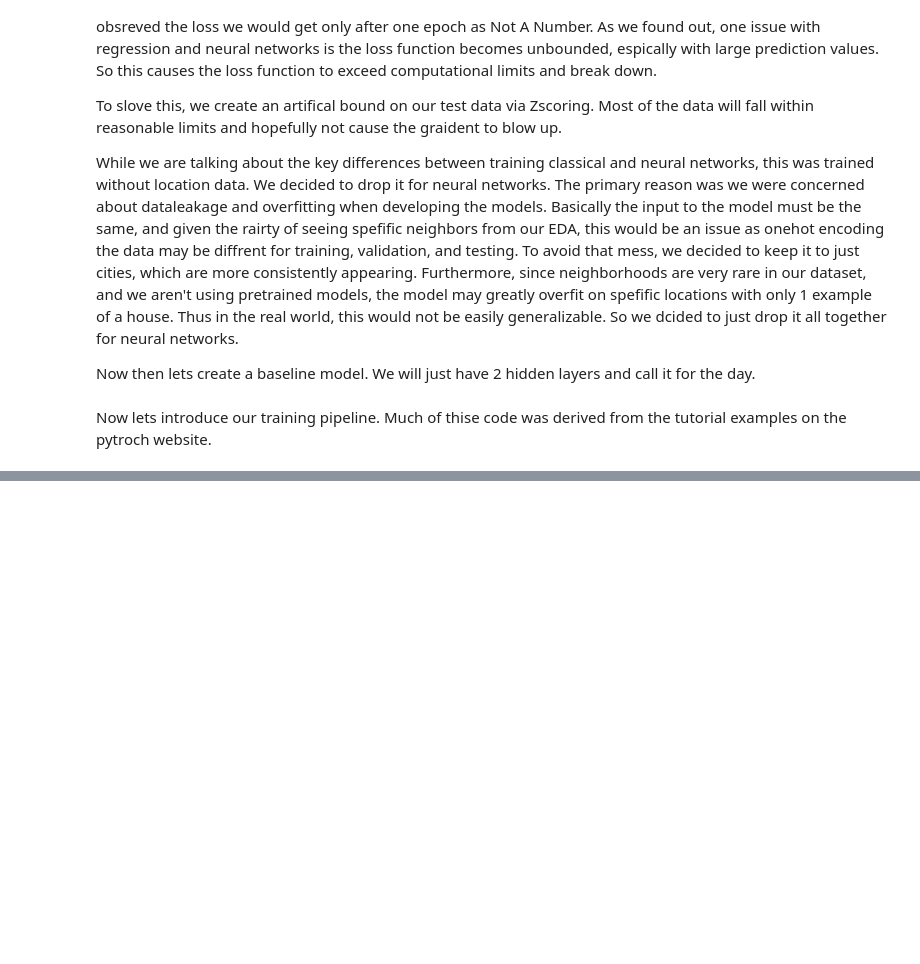
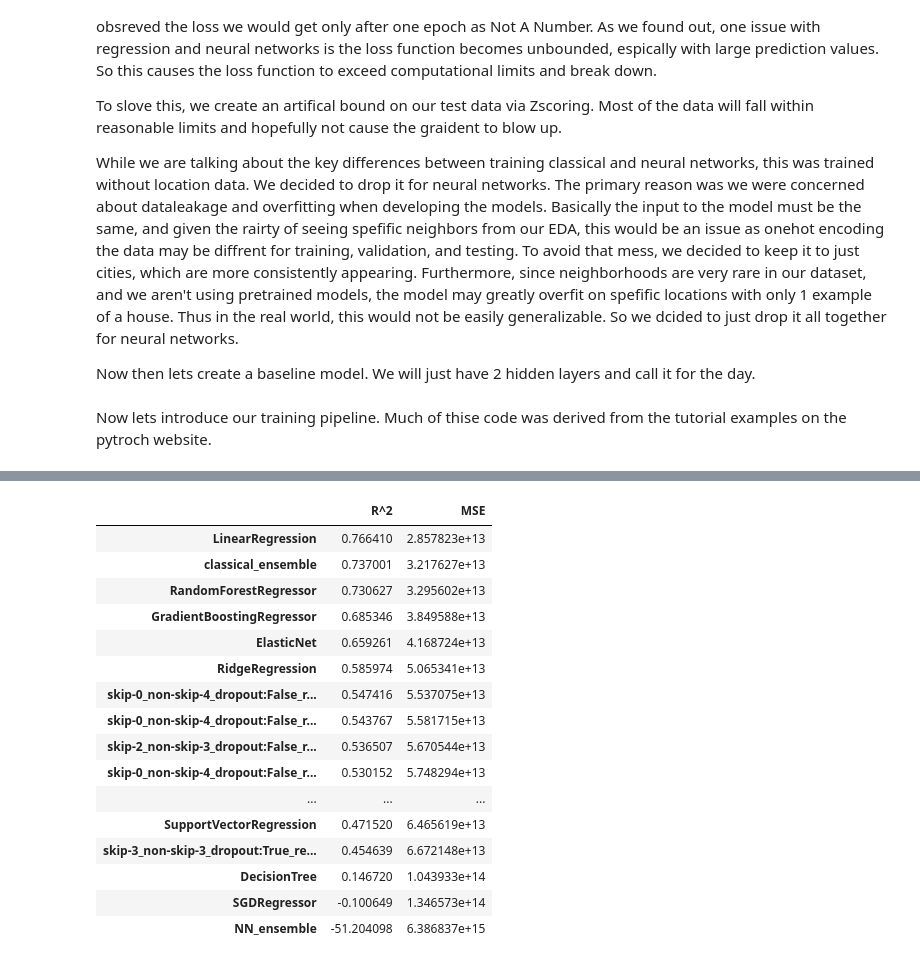
Before and after one commit to COGS118A/Group013-SP23, a Jupyter notebook: FinalProject_Group013-SP23.ipynb, the cells around one changed output, grey strips where cells are left out. Cells and saved outputs as stored; diff of their text form; code cells hidden in the pictures; blank space fills up the shorter version.

```diff
--- a/FinalProject_Group013-SP23.ipynb
+++ b/FinalProject_Group013-SP23.ipynb
@@ -1192,0 +1130,13 @@ We notice that we achieve a score $\approx$ .78 and a mean squared error less th
+# %%
+model_result_dict = {}
+for model in models_to_test:
+    curr_model = models_to_test[model]
+    curr_model.fit(X_train,y_train)
+    score,mse_error = score_suite(curr_model,X_test, y_test)
+    model_result_dict[model] = [score,mse_error]
+
+ensemble.fit(X_train,y_train)
+model_result_dict["classical_ensemble"] = score_suite(ensemble,X_test, y_test)
+classical_results = pd.DataFrame(model_result_dict).T.rename({0: "R^2", 1: "MSE"}, axis=1).sort_values(by="MSE")
+
+classical_results
@@ -1192,0 +1154,21 @@ We notice that we achieve a score $\approx$ .78 and a mean squared error less th
+# %%
+final_results = pd.concat([NN_results, classical_results]).sort_values(by="MSE")
+final_results
+# %% [output]
+|  | R^2 | MSE |
+| LinearRegression | 0.766410 | 2.857823e+13 |
+| classical_ensemble | 0.737001 | 3.217627e+13 |
+| RandomForestRegressor | 0.730627 | 3.295602e+13 |
+| GradientBoostingRegressor | 0.685346 | 3.849588e+13 |
+| ElasticNet | 0.659261 | 4.168724e+13 |
+| RidgeRegression | 0.585974 | 5.065341e+13 |
+| skip-0_non-skip-4_dropout:False_r... | 0.547416 | 5.537075e+13 |
+| skip-0_non-skip-4_dropout:False_r... | 0.543767 | 5.581715e+13 |
+| skip-2_non-skip-3_dropout:False_r... | 0.536507 | 5.670544e+13 |
+| skip-0_non-skip-4_dropout:False_r... | 0.530152 | 5.748294e+13 |
+| ... | ... | ... |
+| SupportVectorRegression | 0.471520 | 6.465619e+13 |
+| skip-3_non-skip-3_dropout:True_re... | 0.454639 | 6.672148e+13 |
+| DecisionTree | 0.146720 | 1.043933e+14 |
+| SGDRegressor | -0.100649 | 1.346573e+14 |
+| NN_ensemble | -51.204098 | 6.386837e+15 |
```
Also changed, not shown: parts of 59 cells of this notebook, 1 other file.
